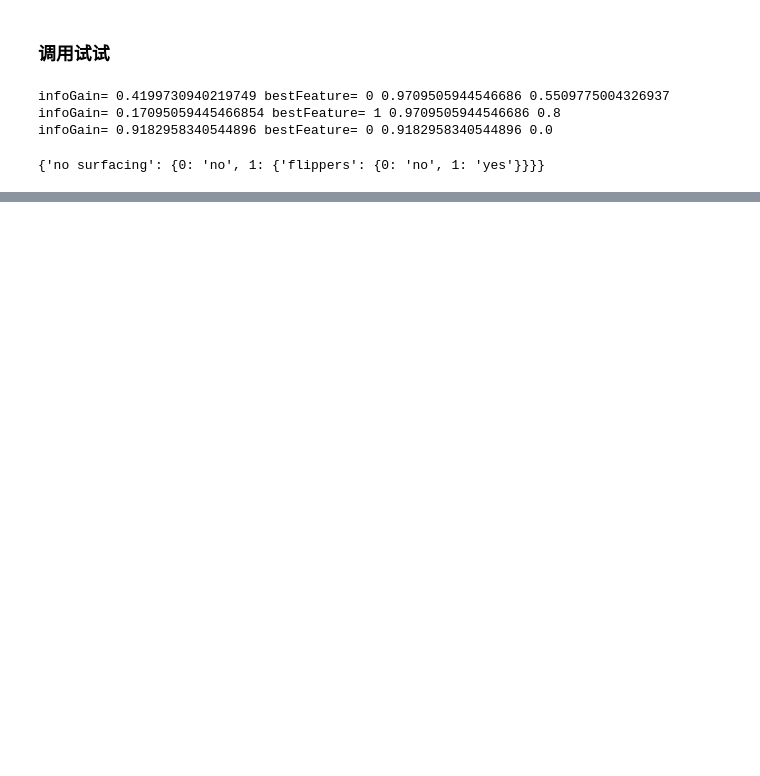
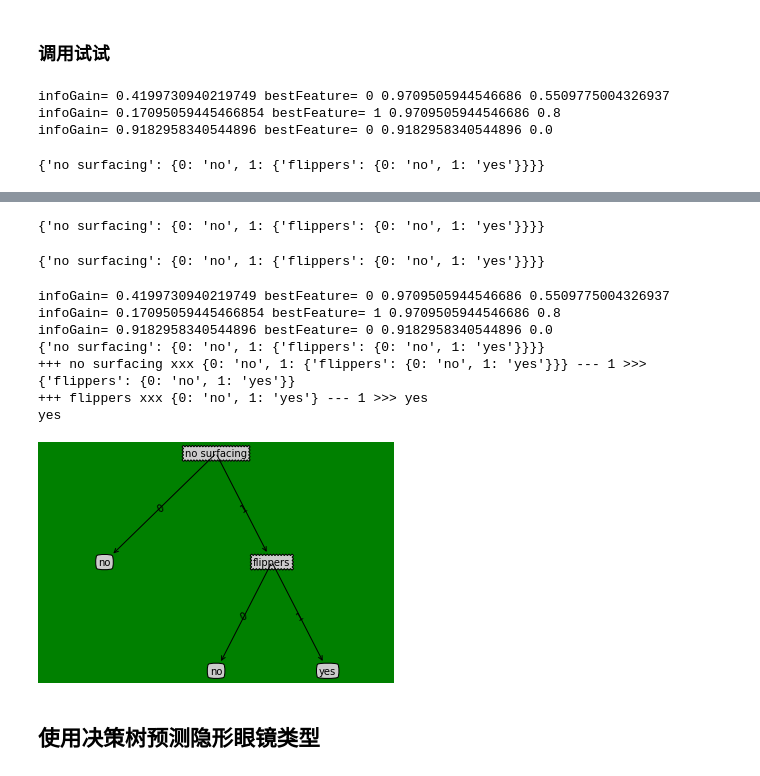
Before and after one commit to 3bangzi/Machine_Learning_in_Action_notes, a Jupyter notebook: 1_4章.ipynb, the cells around one changed output, grey strips where cells are left out. Saved outputs shown, nothing was run; the diff lists cells and outputs as text; code cells hidden in the pictures; blank space fills up the shorter version.

```diff
--- a/1_4章.ipynb
+++ b/1_4章.ipynb
@@ -800,0 +950,2 @@ myTree
+# %%
+myDat,labels = createDataSet()
@@ -800,0 +960,2 @@ myTree
+# %%
+myTree = retrieveTree(0)
@@ -800,0 +1016,4 @@ myTree
+# %%
+myTree
+# %% [output]
+{'no surfacing': {0: 'no', 1: {'flippers': {0: 'no', 1: 'yes'}}}}
@@ -800,0 +1024,49 @@ myTree
+# %%
+yourTree
+# %% [output]
+{'no surfacing': {0: 'no', 1: {'flippers': {0: 'no', 1: 'yes'}}}}
+# %%
+def fishTest():
+    """
+    Desc:
+        对动物是否是鱼类分类的测试函数，并将结果使用 matplotlib 画出来
+    Args:
+        None
+    Returns:
+        None
+    """
+    # 1.创建数据和结果标签
+    myDat, labels = createDataSet()
+    # print(myDat, labels)
+
+    # 计算label分类标签的香农熵
+    # calcShannonEnt(myDat)
+
+    # # 求第0列 为 1/0的列的数据集【排除第0列】
+    # print('1---', splitDataSet(myDat, 0, 1))
+    # print('0---', splitDataSet(myDat, 0, 0))
+
+    # # 计算最好的信息增益的列
+    # print(chooseBestFeatureToSplit(myDat))
+
+    import copy
+    myTree = createTree(myDat, copy.deepcopy(labels))
+    print(myTree)
+    # [1, 1]表示要取的分支上的节点位置，对应的结果值
+    print(classify(myTree, labels, [1, 1]))
+
+    # 画图可视化展现
+    createPlot(myTree)
+# %%
+fishTest()
+# %% [output]
+infoGain= 0.4199730940219749 bestFeature= 0 0.9709505944546686 0.5509775004326937
+infoGain= 0.17095059445466854 bestFeature= 1 0.9709505944546686 0.8
+infoGain= 0.9182958340544896 bestFeature= 0 0.9182958340544896 0.0
+{'no surfacing': {0: 'no', 1: {'flippers': {0: 'no', 1: 'yes'}}}}
++++ no surfacing xxx {0: 'no', 1: {'flippers': {0: 'no', 1: 'yes'}}} --- 1 >>> {'flippers': {0: 'no', 1: 'yes'}}
++++ flippers xxx {0: 'no', 1: 'yes'} --- 1 >>> yes
+yes
+[figure, added]
+# %% [markdown]
+## 使用决策树预测隐形眼镜类型
```
Also changed, not shown: parts of 26 cells of this notebook, 3 other files.
